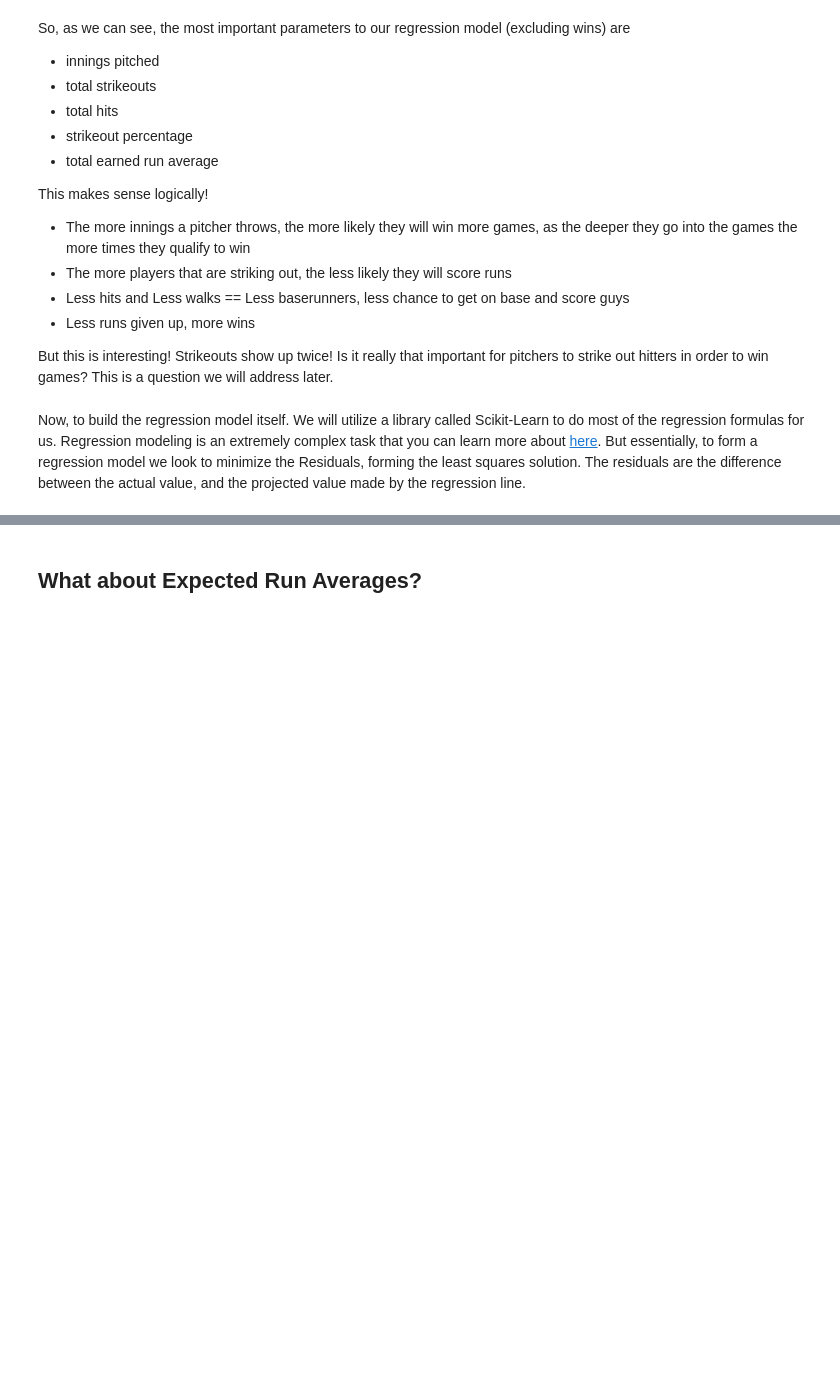
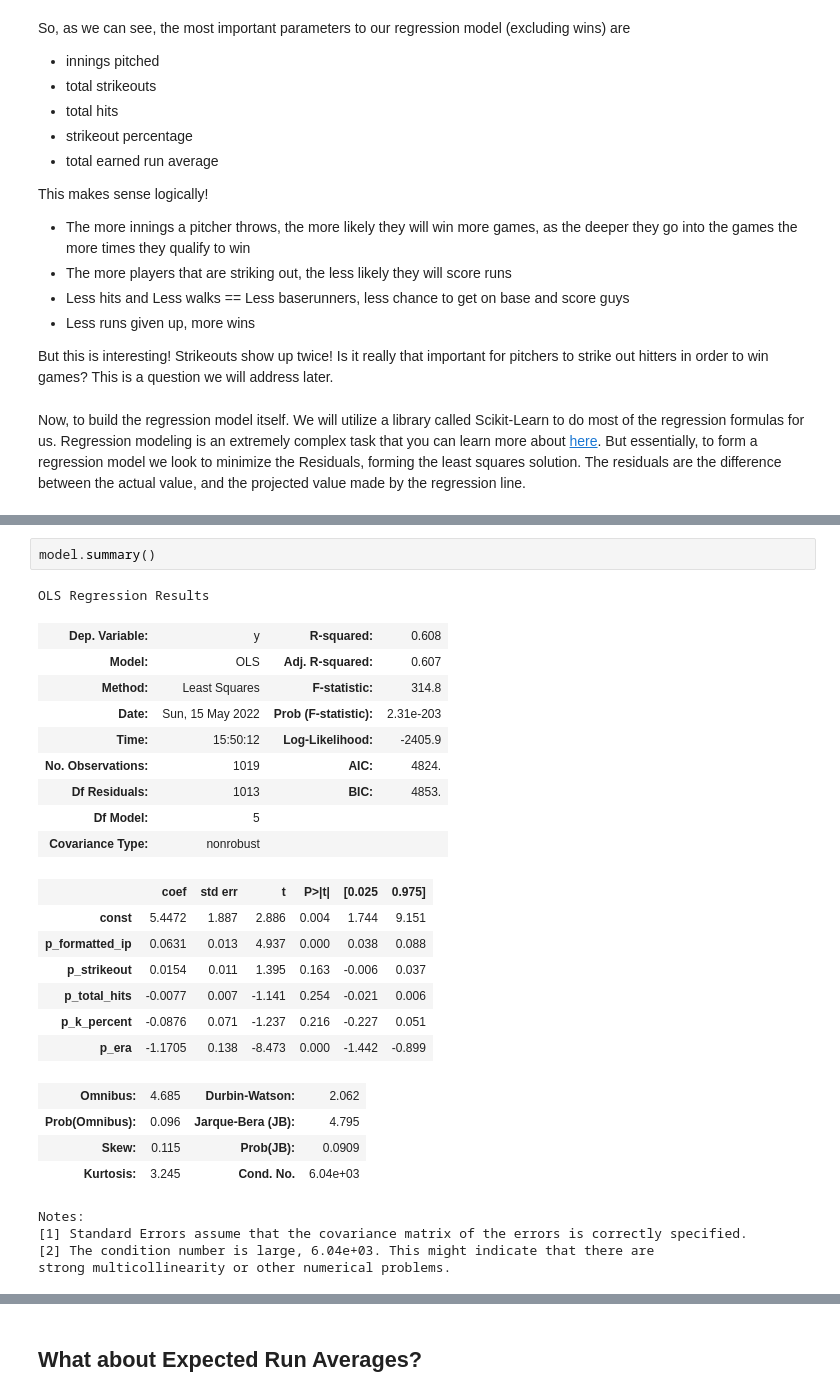
Before and after one commit to logan-lach/CMSC320FinalProject, a Jupyter notebook: project3/final.ipynb, the cells around one changed output, grey strips where cells are left out. Cells and saved outputs as stored; diff of their text form; blank space fills up the shorter version.

```diff
--- a/project3/final.ipynb
+++ b/project3/final.ipynb
@@ -741,3 +809,31 @@ Notes:
+# %%
+model.summary()
+# %% [output]
+OLS Regression Results
+| Dep. Variable: | y | R-squared: | 0.608 |
+| Model: | OLS | Adj. R-squared: | 0.607 |
+| Method: | Least Squares | F-statistic: | 314.8 |
+| Date: | Sun, 15 May 2022 | Prob (F-statistic): | 2.31e-203 |
+| Time: | 15:50:12 | Log-Likelihood: | -2405.9 |
+| No. Observations: | 1019 | AIC: | 4824. |
+| Df Residuals: | 1013 | BIC: | 4853. |
+| Df Model: | 5 |  |  |
+| Covariance Type: | nonrobust |  |  |
+|  | coef | std err | t | P>|t| | [0.025 | 0.975] |
+| const | 5.4472 | 1.887 | 2.886 | 0.004 | 1.744 | 9.151 |
+| p_formatted_ip | 0.0631 | 0.013 | 4.937 | 0.000 | 0.038 | 0.088 |
+| p_strikeout | 0.0154 | 0.011 | 1.395 | 0.163 | -0.006 | 0.037 |
+| p_total_hits | -0.0077 | 0.007 | -1.141 | 0.254 | -0.021 | 0.006 |
+| p_k_percent | -0.0876 | 0.071 | -1.237 | 0.216 | -0.227 | 0.051 |
+| p_era | -1.1705 | 0.138 | -8.473 | 0.000 | -1.442 | -0.899 |
+| Omnibus: | 4.685 | Durbin-Watson: | 2.062 |
+| Prob(Omnibus): | 0.096 | Jarque-Bera (JB): | 4.795 |
+| Skew: | 0.115 | Prob(JB): | 0.0909 |
+| Kurtosis: | 3.245 | Cond. No. | 6.04e+03 |
+Notes:
+[1] Standard Errors assume that the covariance matrix of the errors is correctly specified.
+[2] The condition number is large, 6.04e+03. This might indicate that there are
+strong multicollinearity or other numerical problems.
 # %% [markdown]
 <br>
 
```
Also changed, not shown: parts of 19 cells of this notebook.
